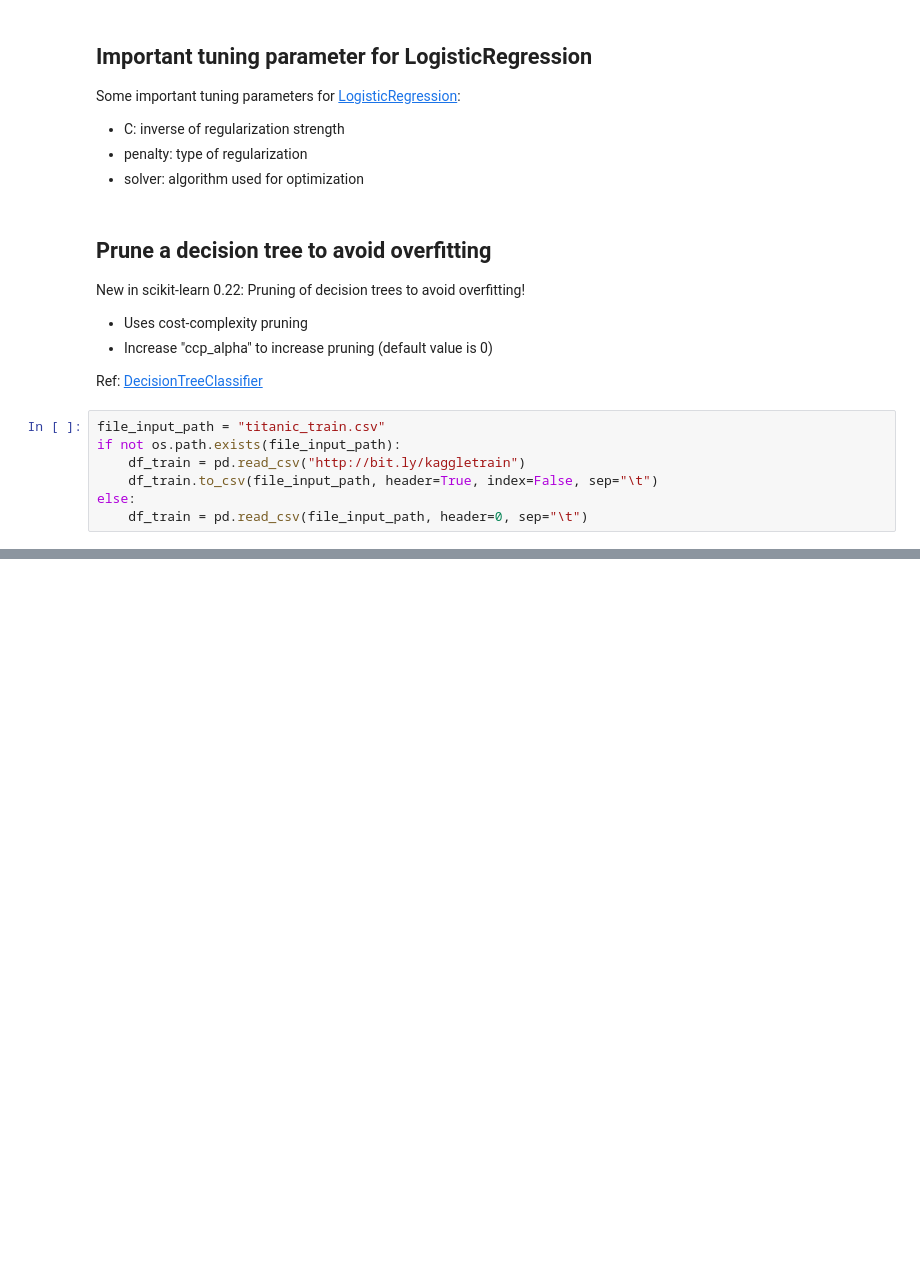
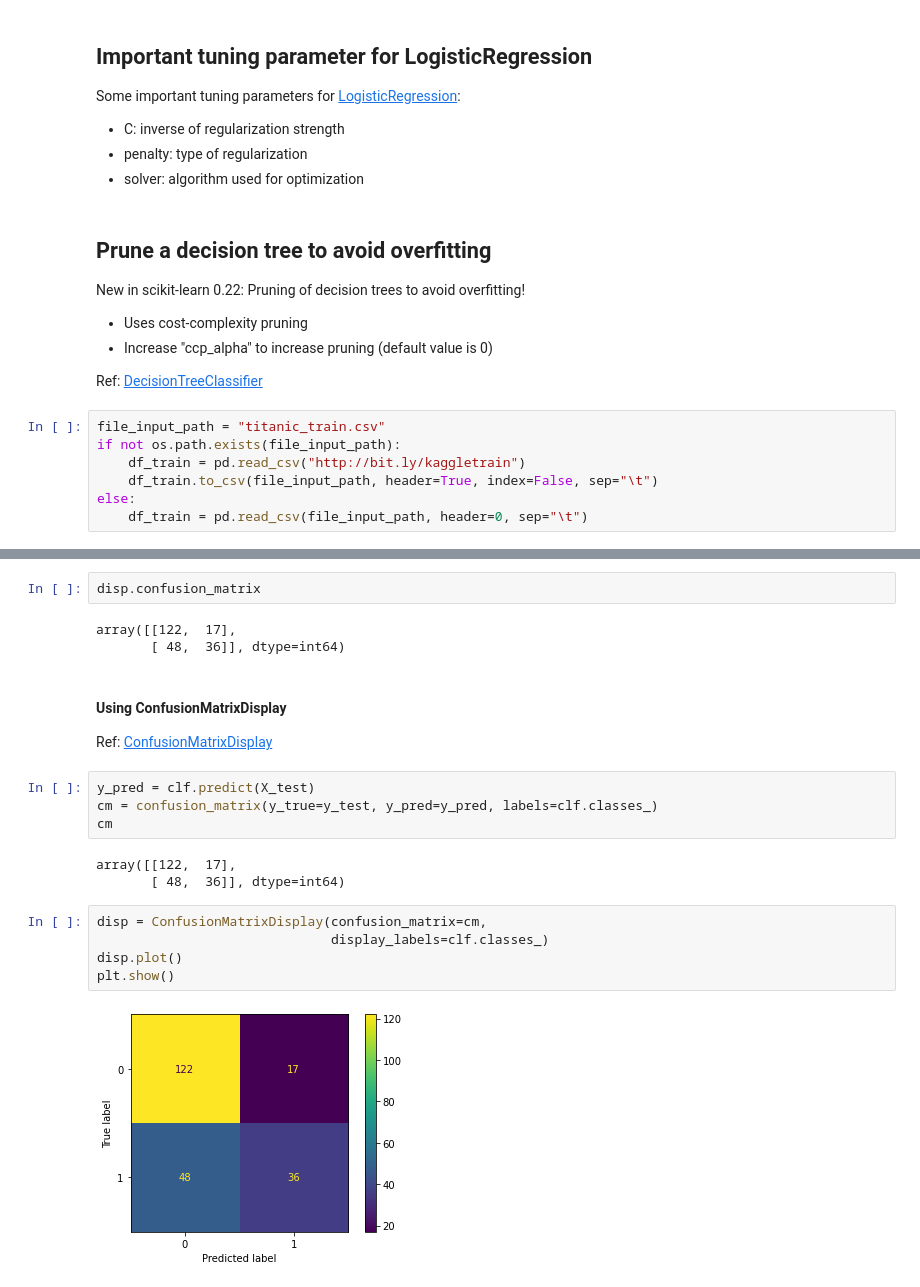
Before and after one commit to tien-le/-50-scikit-learn-tips, a Jupyter notebook: course - 50 scikit-learn tips.ipynb, the cells around one changed output, grey strips where cells are left out. Cells and saved outputs as stored; diff of their text form; blank space fills up the shorter version.

```diff
--- a/course - 50 scikit-learn tips.ipynb
+++ b/course - 50 scikit-learn tips.ipynb
@@ -2339,0 +2407,23 @@ grid.best_params_
+# %%
+disp.confusion_matrix
+# %% [output]
+array([[122,  17],
+       [ 48,  36]], dtype=int64)
+# %% [markdown]
+#### Using ConfusionMatrixDisplay
+
+Ref: [ConfusionMatrixDisplay](https://scikit-learn.org/stable/modules/generated/sklearn.metrics.ConfusionMatrixDisplay.html)
+# %%
+y_pred = clf.predict(X_test)
+cm = confusion_matrix(y_true=y_test, y_pred=y_pred, labels=clf.classes_)
+cm
+# %% [output]
+array([[122,  17],
+       [ 48,  36]], dtype=int64)
+# %%
+disp = ConfusionMatrixDisplay(confusion_matrix=cm,
+                              display_labels=clf.classes_)
+disp.plot()
+plt.show()
+# %% [output]
+[figure, added]
```
Also changed, not shown: parts of 205 cells of this notebook.
